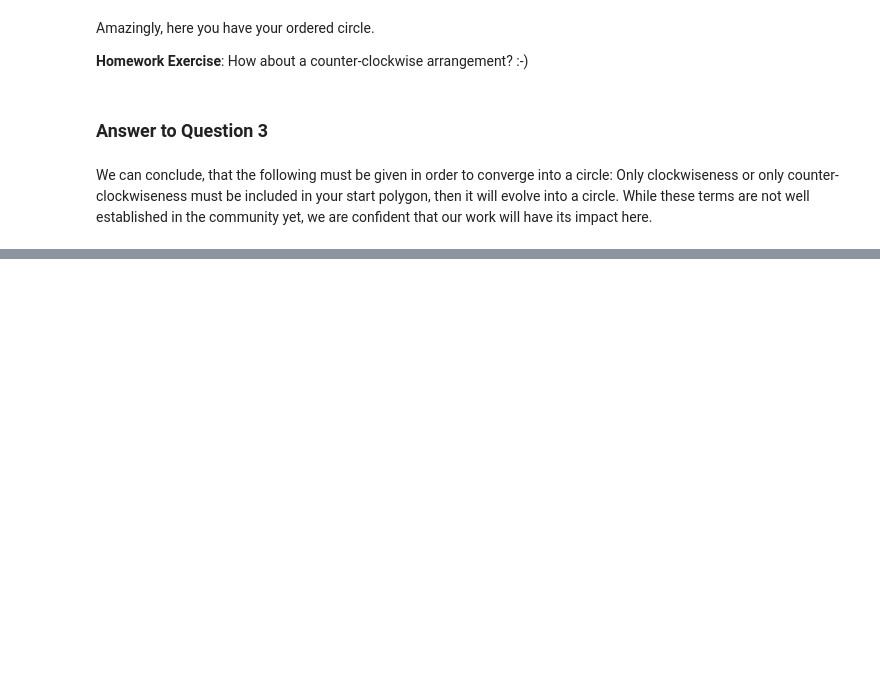
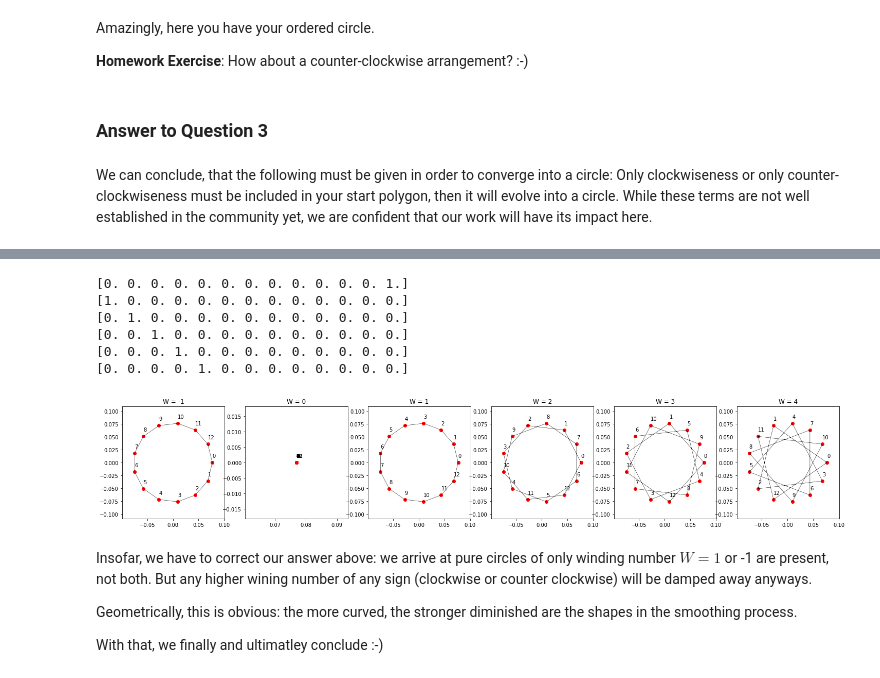
Before and after one commit to mu2718/riddles, a Jupyter notebook: PolygonSmoothing.ipynb, the cells around one changed output, grey strips where cells are left out. Saved outputs shown, nothing was run; the diff lists cells and outputs as text; code cells hidden in the pictures; blank space fills up the shorter version.

```diff
--- a/PolygonSmoothing.ipynb
+++ b/PolygonSmoothing.ipynb
@@ -311,0 +461,27 @@ Yours sincerly, L. and M.
+# %%
+plt.figure(figsize=[25,4])
+ws = range(-1,5)
+for i, w in enumerate(ws):
+    ax = plt.subplot(1,len(ws), i+1)
+    ax.set_title("W = " + str(w))
+
+    a = np.zeros(N)
+    a[w % N] = 1
+    h = np.fft.ifft(a)
+
+    print(a)
+    show_points(h, ax=ax)
+# %% [output]
+[0. 0. 0. 0. 0. 0. 0. 0. 0. 0. 0. 0. 1.]
+[1. 0. 0. 0. 0. 0. 0. 0. 0. 0. 0. 0. 0.]
+[0. 1. 0. 0. 0. 0. 0. 0. 0. 0. 0. 0. 0.]
+[0. 0. 1. 0. 0. 0. 0. 0. 0. 0. 0. 0. 0.]
+[0. 0. 0. 1. 0. 0. 0. 0. 0. 0. 0. 0. 0.]
+[0. 0. 0. 0. 1. 0. 0. 0. 0. 0. 0. 0. 0.]
+[figure, added]
+# %% [markdown]
+Insofar, we have to correct our answer above: we arrive at pure circles of only winding number $W=1$ or -1 are present, not both. But any higher wining number of any sign (clockwise or counter clockwise) will be damped away anyways.
+
+Geometrically, this is obvious: the more curved, the stronger diminished are the shapes in the smoothing process.
+
+With that, we finally and ultimatley conclude :-)
```
Also changed, not shown: parts of 29 cells of this notebook.
